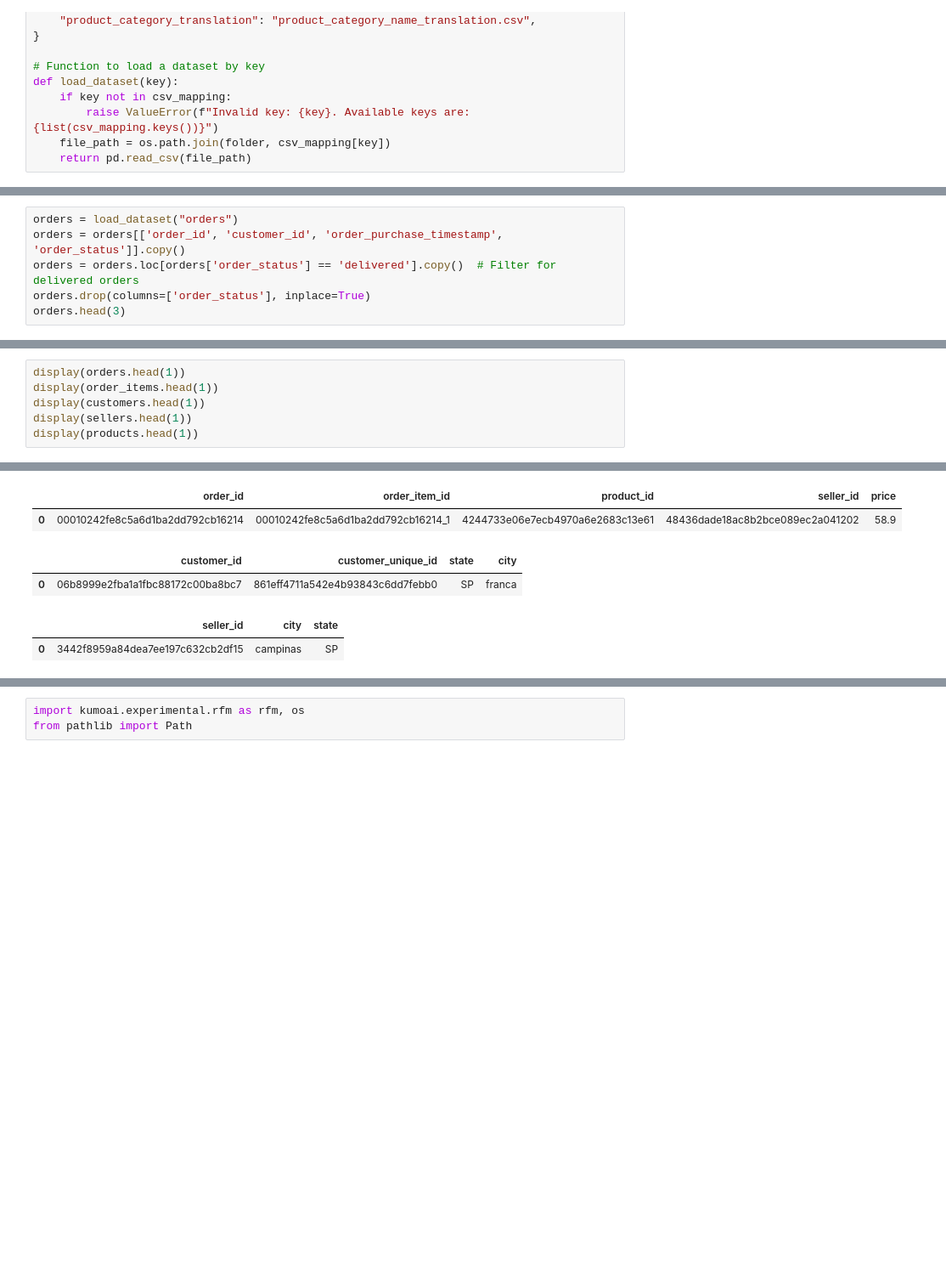
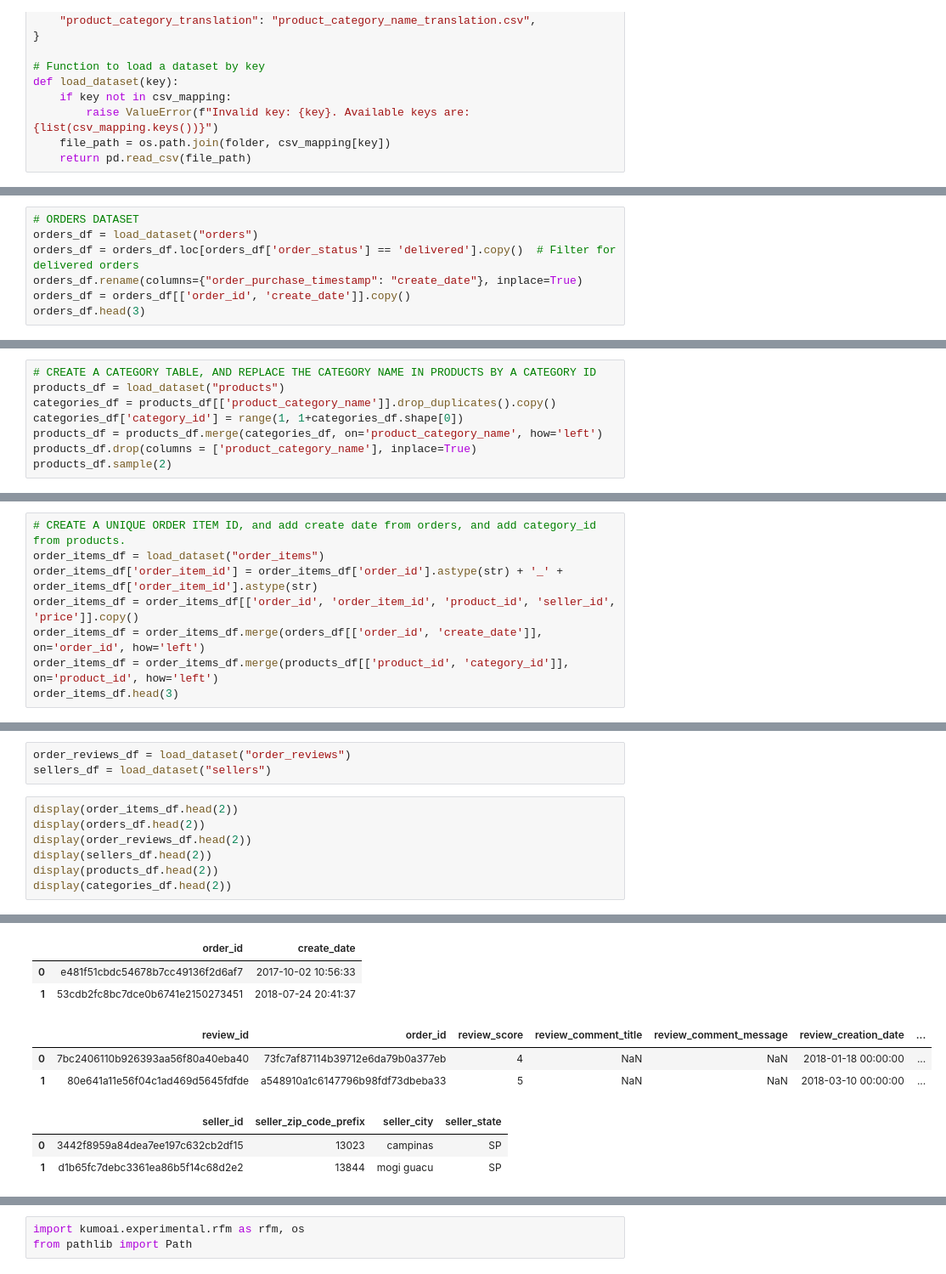
Before and after one commit to martin-merener/graph_ML_and_deep_learning_on_RDBs, a Jupyter notebook: kumoRFM_on_brazilian_ecommerce_RDB.ipynb, the cells around one changed output, grey strips where cells are left out. Shown at 85% size. Saved outputs shown, nothing was run; the diff lists cells and outputs as text; blank space fills up the shorter version.

```diff
--- a/kumoRFM_on_brazilian_ecommerce_RDB.ipynb
+++ b/kumoRFM_on_brazilian_ecommerce_RDB.ipynb
@@ -96,7 +84,8 @@ products.head(3)
 # %%
-orders = load_dataset("orders")
-orders = orders[['order_id', 'customer_id', 'order_purchase_timestamp', 'order_status']].copy()
-orders = orders.loc[orders['order_status'] == 'delivered'].copy()  # Filter for delivered orders
-orders.drop(columns=['order_status'], inplace=True)
-orders.head(3)
+# ORDERS DATASET
+orders_df = load_dataset("orders")
+orders_df = orders_df.loc[orders_df['order_status'] == 'delivered'].copy()  # Filter for delivered orders
+orders_df.rename(columns={"order_purchase_timestamp": "create_date"}, inplace=True)
+orders_df = orders_df[['order_id', 'create_date']].copy()
+orders_df.head(3)
 # %% [output]
@@ -332,0 +96,8 @@ order_items['order_item_id'] = order_items['order_id'].astype(str) + '_' + order
+# %%
+# CREATE A CATEGORY TABLE, AND REPLACE THE CATEGORY NAME IN PRODUCTS BY A CATEGORY ID
+products_df = load_dataset("products")
+categories_df = products_df[['product_category_name']].drop_duplicates().copy()
+categories_df['category_id'] = range(1, 1+categories_df.shape[0])
+products_df = products_df.merge(categories_df, on='product_category_name', how='left')
+products_df.drop(columns = ['product_category_name'], inplace=True)
+products_df.sample(2)
@@ -332,0 +108,8 @@ order_items['order_item_id'] = order_items['order_id'].astype(str) + '_' + order
+# %%
+# CREATE A UNIQUE ORDER ITEM ID, and add create date from orders, and add category_id from products.
+order_items_df = load_dataset("order_items")
+order_items_df['order_item_id'] = order_items_df['order_id'].astype(str) + '_' + order_items_df['order_item_id'].astype(str)
+order_items_df = order_items_df[['order_id', 'order_item_id', 'product_id', 'seller_id', 'price']].copy()
+order_items_df = order_items_df.merge(orders_df[['order_id', 'create_date']], on='order_id', how='left')
+order_items_df = order_items_df.merge(products_df[['product_id', 'category_id']], on='product_id', how='left')
+order_items_df.head(3)
@@ -333,7 +121,11 @@ order_items['order_item_id'] = order_items['order_id'].astype(str) + '_' + order
+# %%
+order_reviews_df = load_dataset("order_reviews")
+sellers_df = load_dataset("sellers")
 # %%
-display(orders.head(1))
-display(order_items.head(1))
-display(customers.head(1))
-display(sellers.head(1))
-display(products.head(1))
+display(order_items_df.head(2))
+display(orders_df.head(2))
+display(order_reviews_df.head(2))
+display(sellers_df.head(2))
+display(products_df.head(2))
+display(categories_df.head(2))
 # %% [output]
@@ -342,6 +135,9 @@ display(products.head(1))
-|  | order_id | order_item_id | product_id | seller_id | price |
-| 0 | 00010242fe8c5a6d1ba2dd792cb16214 | 00010242fe8c5a6d1ba2dd792cb16214_1 | 4244733e06e7ecb4970a6e2683c13e61 | 48436dade18ac8b2bce089ec2a041202 | 58.9 |
+|  | order_id | create_date |
+| 0 | e481f51cbdc54678b7cc49136f2d6af7 | 2017-10-02 10:56:33 |
+| 1 | 53cdb2fc8bc7dce0b6741e2150273451 | 2018-07-24 20:41:37 |
-|  | customer_id | customer_unique_id | state | city |
-| 0 | 06b8999e2fba1a1fbc88172c00ba8bc7 | 861eff4711a542e4b93843c6dd7febb0 | SP | franca |
+|  | review_id | order_id | review_score | review_comment_title | review_comment_message | review_creation_date | ... |
+| 0 | 7bc2406110b926393aa56f80a40eba40 | 73fc7af87114b39712e6da79b0a377eb | 4 | NaN | NaN | 2018-01-18 00:00:00 | ... |
+| 1 | 80e641a11e56f04c1ad469d5645fdfde | a548910a1c6147796b98fdf73dbeba33 | 5 | NaN | NaN | 2018-03-10 00:00:00 | ... |
-|  | seller_id | city | state |
-| 0 | 3442f8959a84dea7ee197c632cb2df15 | campinas | SP |
+|  | seller_id | seller_zip_code_prefix | seller_city | seller_state |
+| 0 | 3442f8959a84dea7ee197c632cb2df15 | 13023 | campinas | SP |
+| 1 | d1b65fc7debc3361ea86b5f14c68d2e2 | 13844 | mogi guacu | SP |
```
Also changed, not shown: parts of 58 cells of this notebook.
